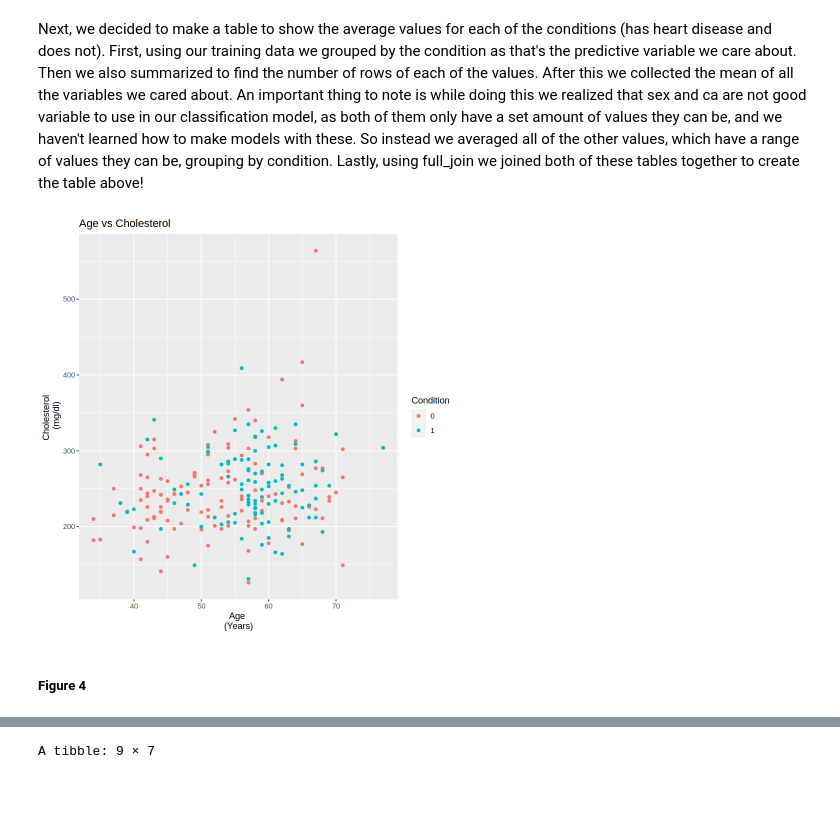
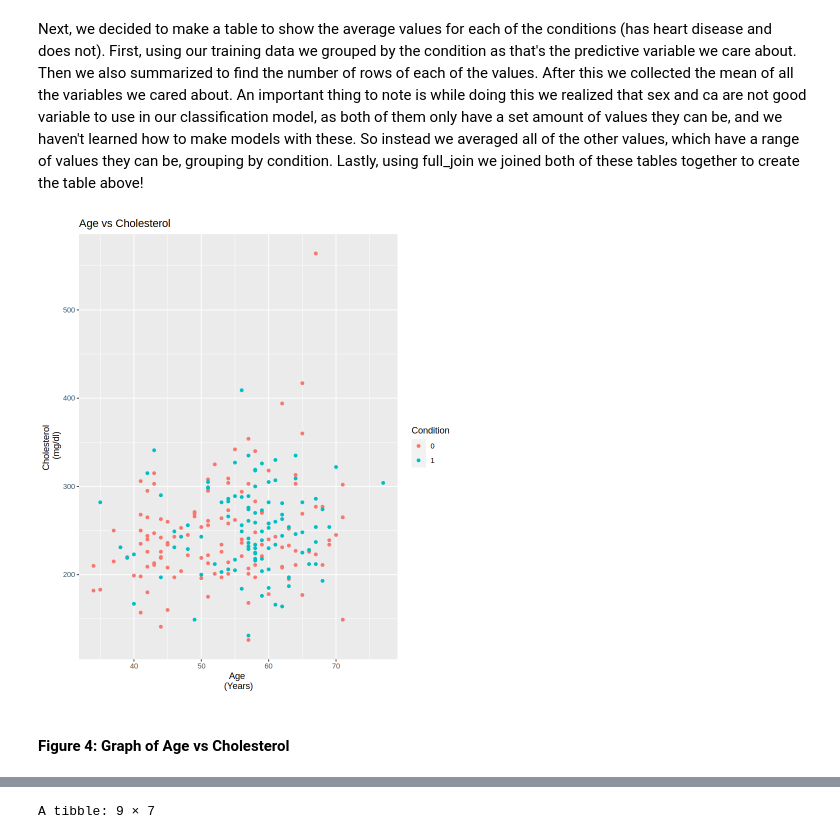
Before and after one commit to ChristianGoncalvesOG/DSCI-100-009-013, a Jupyter notebook: DataWork.ipynb, the cells around one changed output, grey strips where cells are left out. Cells and saved outputs as stored; diff of their text form; code cells hidden in the pictures; blank space fills up the shorter version.

Commit message:
Added more details to the writing and figure titles

```diff
--- a/DataWork.ipynb
+++ b/DataWork.ipynb
@@ -116,7 +116,8 @@ Next, we decided to make a table to show the average values for each of the cond
 # %%
 cleveland_graph <- ggplot(cleveland_train, aes(x = age, y = chol, color = condition)) +
                 geom_point() +
-             labs(x = "Age \n(Years)", y = "Cholesterol \n (mg/dl)", color = "Condition") + ggtitle("Age vs Cholesterol")
+                labs(x = "Age \n(Years)", y = "Cholesterol \n (mg/dl)", color = "Condition") +
+                ggtitle("Age vs Cholesterol")
 # %%
 cleveland_graph2 <- ggplot(cleveland_train, aes(x = trestbps, y = thalach, color = condition)) +
             geom_point() +
@@ -124,7 +126,8 @@ cleveland_graph2 <- ggplot(cleveland_train, aes(x = trestbps, y = thalach, color
 # %%
+options(repr.plot.width = 7, repr.plot.height = 8)
 cleveland_graph
 # %% [output]
-[figure, old version]
+[figure, new version]
 # %% [markdown]
-##### Figure 4
+#### Figure 4: Graph of Age vs Cholesterol
 # %%
```
Also changed, not shown: parts of 24 cells of this notebook.
